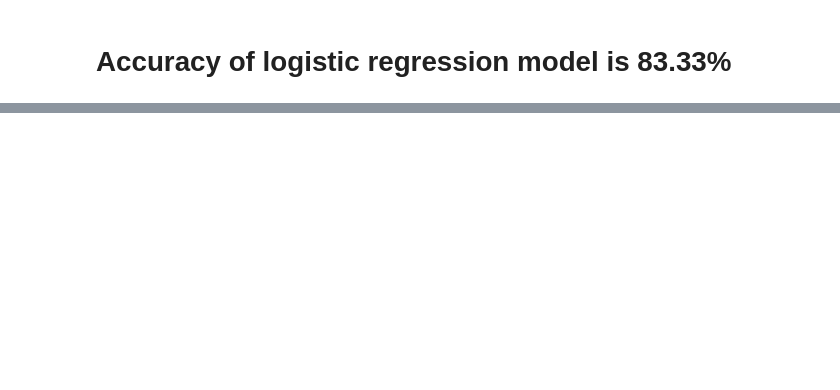
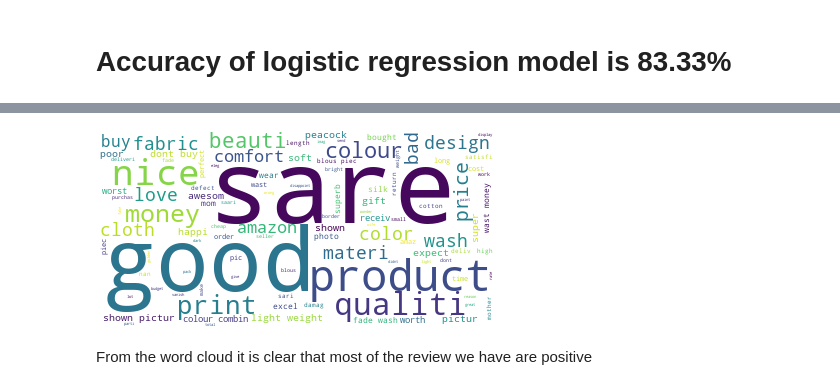
Before and after one commit to NileenaPolson/Assignment17_TextMining, a Jupyter notebook: Assignment17_Text Mining_Amazon Reviews.ipynb, the cells around one changed output, grey strips where cells are left out. Saved outputs shown, nothing was run; the diff lists cells and outputs as text; code cells hidden in the pictures; blank space fills up the shorter version.

```diff
--- a/Assignment17_Text Mining_Amazon Reviews.ipynb
+++ b/Assignment17_Text Mining_Amazon Reviews.ipynb
@@ -178,0 +214,18 @@ Accuracy score of model LogisticRegression() is: 0.8333333333333334
+# %%
+l=[]
+for cat in df.comment:
+    try:
+        semi_split=cat.split()
+        for val in semi_split:
+            l.append(str(val))
+
+    except:
+        break
+text = " ".join(word for word in l)
+# %%
+word_cloud = WordCloud(background_color="white").generate(text)
+word_cloud.to_image()
+# %% [output]
+[figure, added]
+# %% [markdown]
+From the word cloud it is clear that most of the review we have are positive
```
Also changed, not shown: parts of 8 cells of this notebook, 1 other file.
